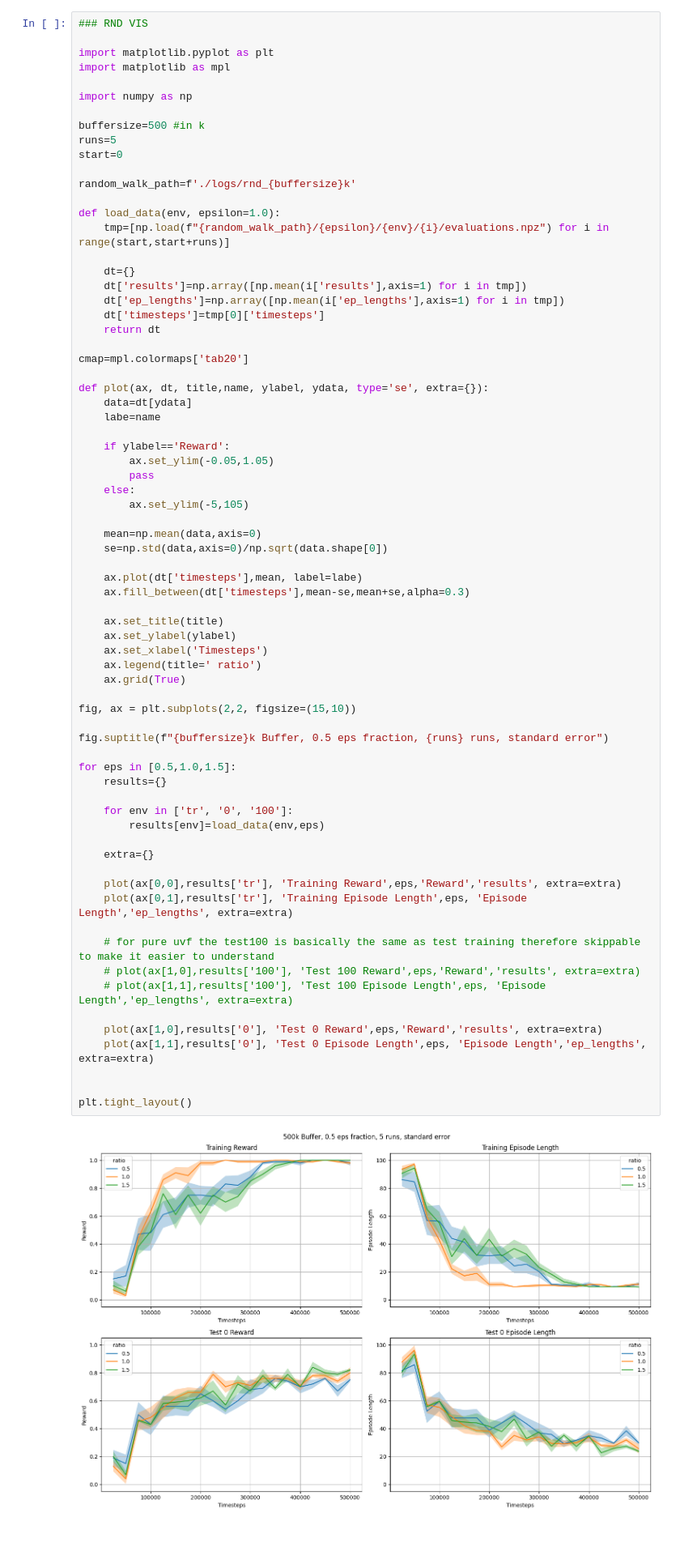
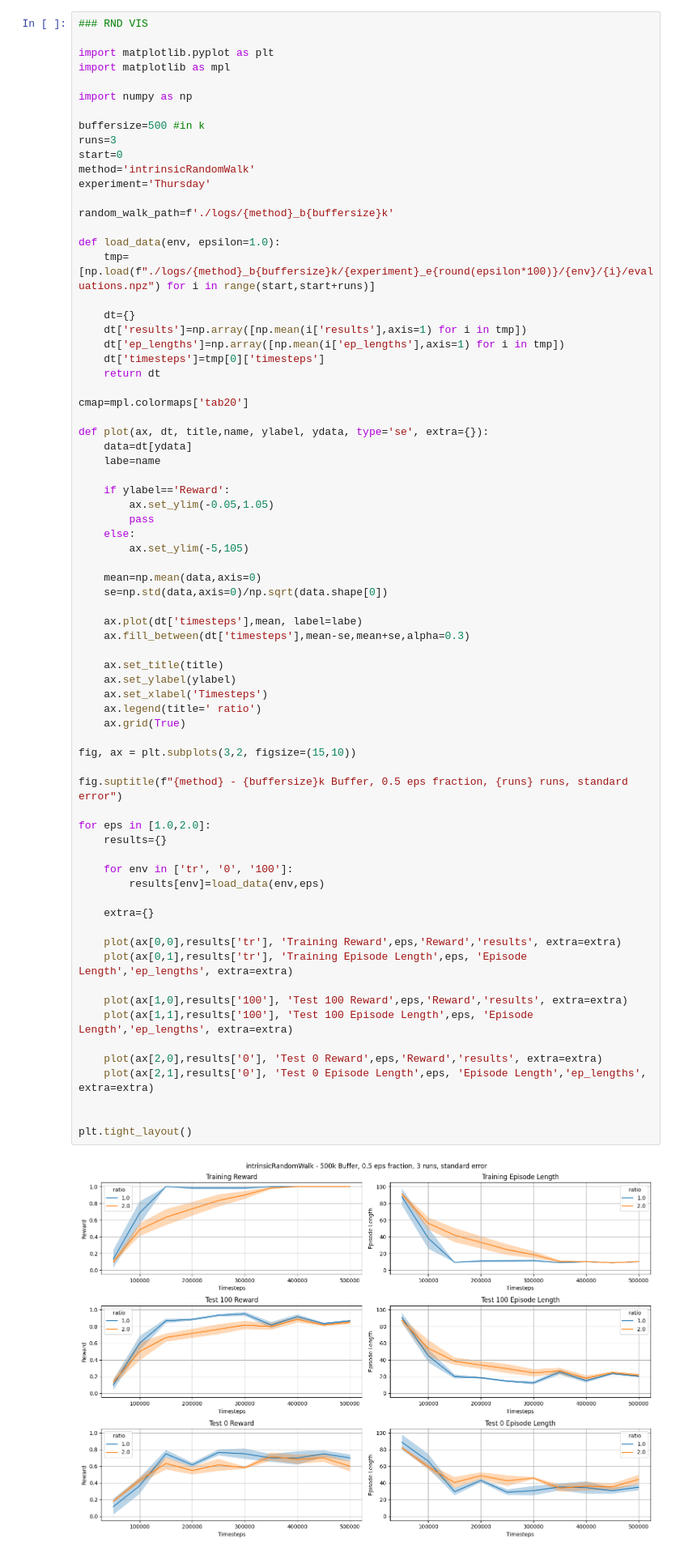
Before and after one commit to felixk29/fix_her, a Jupyter notebook: experiments/visualization.ipynb, the cells around one changed output. Shown at 81% size. Saved outputs shown, nothing was run; the diff lists cells and outputs as text.

Commit message:
added multiuse visualizer and max_steps to hergo

```diff
--- a/experiments/visualization.ipynb
+++ b/experiments/visualization.ipynb
@@ -520,13 +520,15 @@ import matplotlib as mpl
 import numpy as np
 
 buffersize=500 #in k
-runs=5
+runs=3
 start=0
+method='intrinsicRandomWalk'
+experiment='Thursday'
 
-random_walk_path=f'./logs/rnd_{buffersize}k'
+random_walk_path=f'./logs/{method}_b{buffersize}k'
 
 def load_data(env, epsilon=1.0):
-    tmp=[np.load(f"{random_walk_path}/{epsilon}/{env}/{i}/evaluations.npz") for i in range(start,start+runs)]
+    tmp=[np.load(f"./logs/{method}_b{buffersize}k/{experiment}_e{round(epsilon*100)}/{env}/{i}/evaluations.npz") for i in range(start,start+runs)]
 
     dt={}
     dt['results']=np.array([np.mean(i['results'],axis=1) for i in tmp])
@@ -548,39 +550,38 @@ def plot(ax, dt, title,name, ylabel, ydata, type='se', extra={}):
 
     mean=np.mean(data,axis=0)
     se=np.std(data,axis=0)/np.sqrt(data.shape[0])
 
     ax.plot(dt['timesteps'],mean, label=labe)
     ax.fill_between(dt['timesteps'],mean-se,mean+se,alpha=0.3)
 
     ax.set_title(title)
     ax.set_ylabel(ylabel)
     ax.set_xlabel('Timesteps')
     ax.legend(title=' ratio')
     ax.grid(True)
 
-fig, ax = plt.subplots(2,2, figsize=(15,10))
+fig, ax = plt.subplots(3,2, figsize=(15,10))
 
-fig.suptitle(f"{buffersize}k Buffer, 0.5 eps fraction, {runs} runs, standard error")
+fig.suptitle(f"{method} - {buffersize}k Buffer, 0.5 eps fraction, {runs} runs, standard error")
 
-for eps in [0.5,1.0,1.5]:
+for eps in [1.0,2.0]:
     results={}
 
     for env in ['tr', '0', '100']:
         results[env]=load_data(env,eps)
 
     extra={}
 
     plot(ax[0,0],results['tr'], 'Training Reward',eps,'Reward','results', extra=extra)
     plot(ax[0,1],results['tr'], 'Training Episode Length',eps, 'Episode Length','ep_lengths', extra=extra)
 
-    # for pure uvf the test100 is basically the same as test training therefore skippable to make it easier to understand
-    # plot(ax[1,0],results['100'], 'Test 100 Reward',eps,'Reward','results', extra=extra)
-    # plot(ax[1,1],results['100'], 'Test 100 Episode Length',eps, 'Episode Length','ep_lengths', extra=extra)
+    plot(ax[1,0],results['100'], 'Test 100 Reward',eps,'Reward','results', extra=extra)
+    plot(ax[1,1],results['100'], 'Test 100 Episode Length',eps, 'Episode Length','ep_lengths', extra=extra)
 
-    plot(ax[1,0],results['0'], 'Test 0 Reward',eps,'Reward','results', extra=extra)
-    plot(ax[1,1],results['0'], 'Test 0 Episode Length',eps, 'Episode Length','ep_lengths', extra=extra)
+    plot(ax[2,0],results['0'], 'Test 0 Reward',eps,'Reward','results', extra=extra)
+    plot(ax[2,1],results['0'], 'Test 0 Episode Length',eps, 'Episode Length','ep_lengths', extra=extra)
 
 
 plt.tight_layout()
 # %% [output]
-[figure, old version]
+[figure, new version]
```
Also changed, not shown: parts of 1 cell of this notebook, 1 other file.
